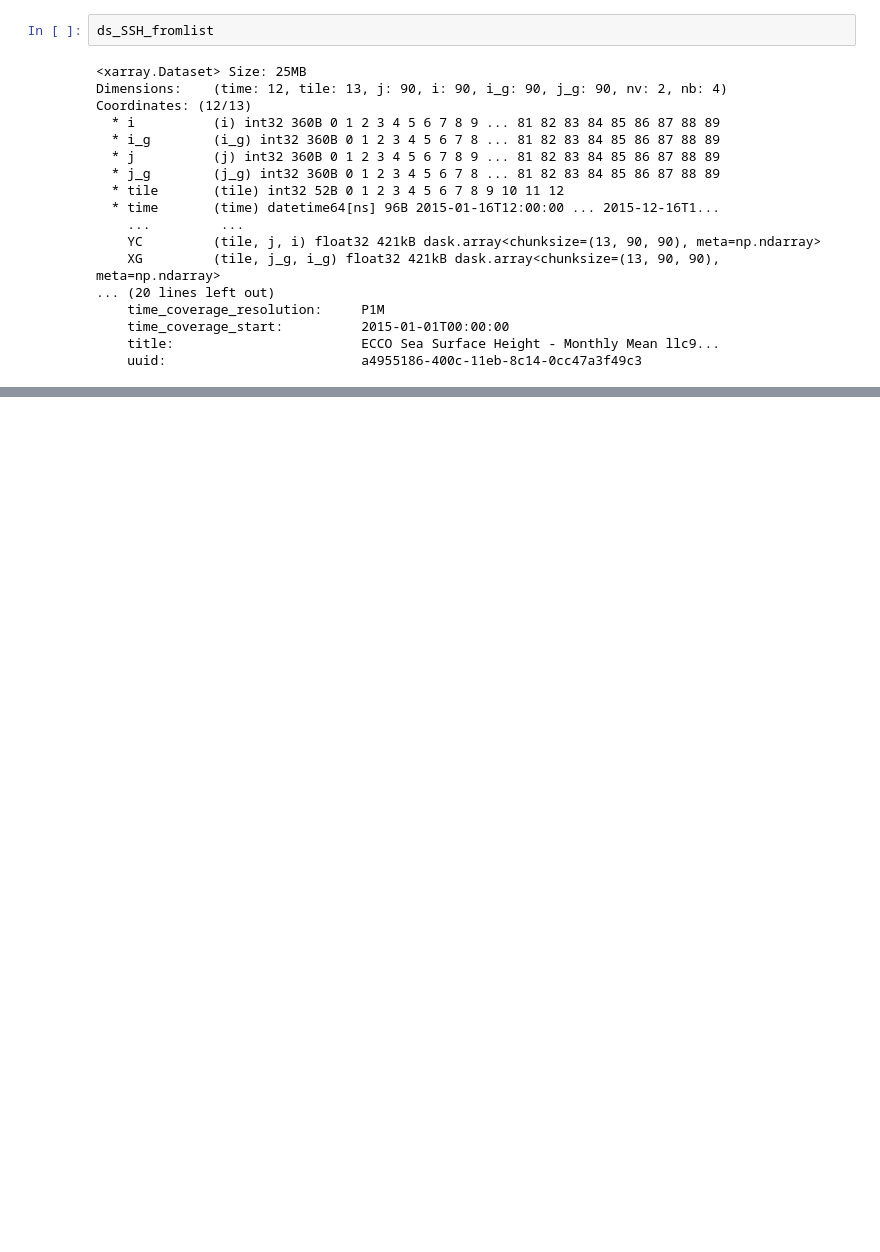
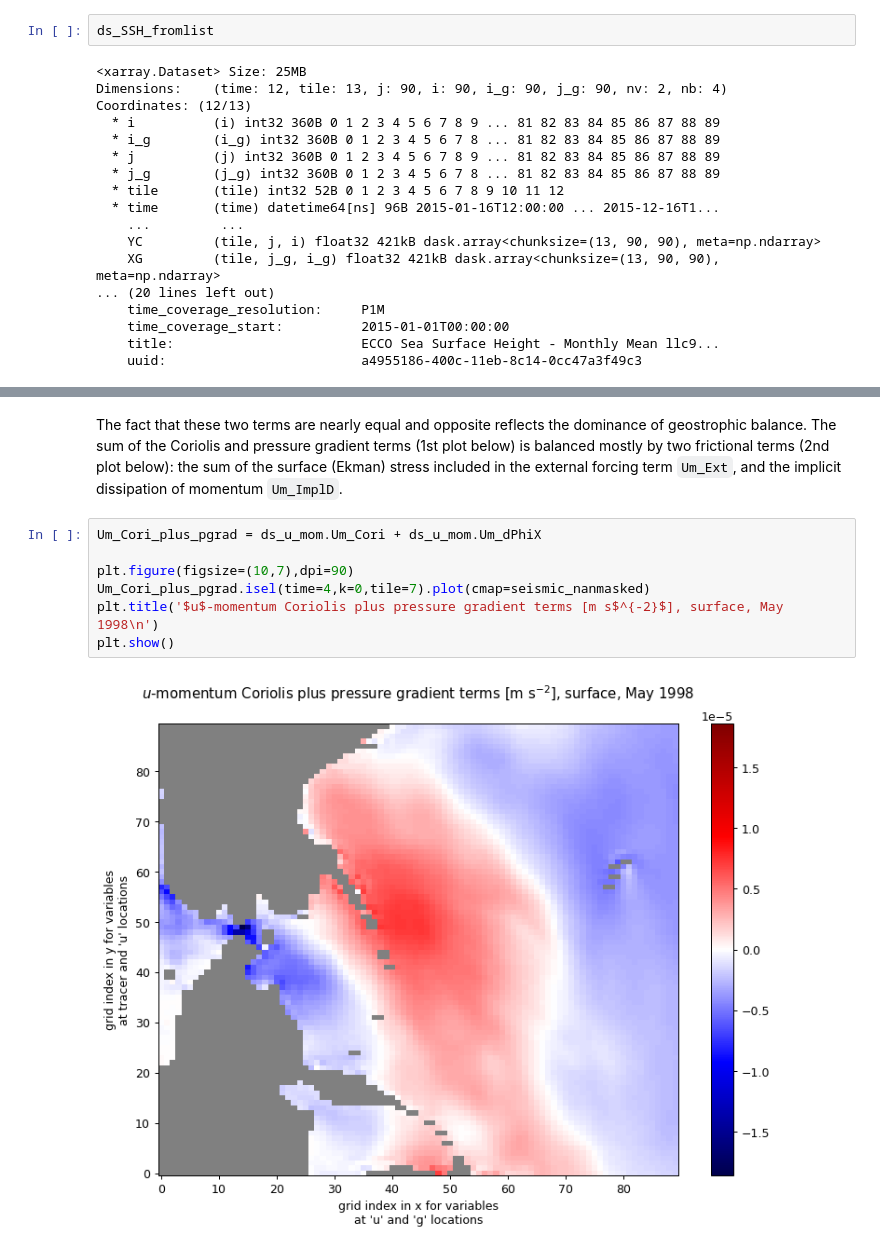
Before and after one commit to ECCO-GROUP/ECCO-v4-Python-Tutorial, a Jupyter notebook: ecco_access/ecco_access_tutorials/ECCO_access_intro.ipynb, the cells around one changed output, grey strips where cells are left out. Saved outputs shown, nothing was run; the diff lists cells and outputs as text; blank space fills up the shorter version.

```diff
--- a/ecco_access/ecco_access_tutorials/ECCO_access_intro.ipynb
+++ b/ecco_access/ecco_access_tutorials/ECCO_access_intro.ipynb
@@ -379,0 +531,11 @@ Coordinates: (12/13)
+# %% [markdown]
+The fact that these two terms are nearly equal and opposite reflects the dominance of geostrophic balance. The sum of the Coriolis and pressure gradient terms (1st plot below) is balanced mostly by two frictional terms (2nd plot below): the sum of the surface (Ekman) stress included in the external forcing term `Um_Ext`, and the implicit dissipation of momentum `Um_ImplD`.
+# %%
+Um_Cori_plus_pgrad = ds_u_mom.Um_Cori + ds_u_mom.Um_dPhiX
+
+plt.figure(figsize=(10,7),dpi=90)
+Um_Cori_plus_pgrad.isel(time=4,k=0,tile=7).plot(cmap=seismic_nanmasked)
+plt.title('$u$-momentum Coriolis plus pressure gradient terms [m s$^{-2}$], surface, May 1998\n')
+plt.show()
+# %% [output]
+[figure, added]
```
Also changed, not shown: parts of 39 cells of this notebook.
